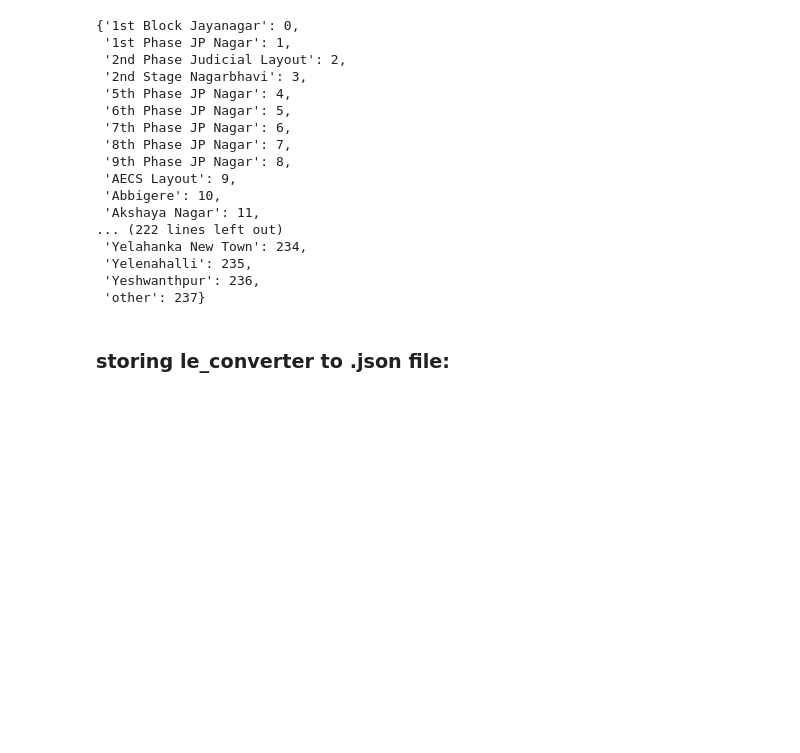
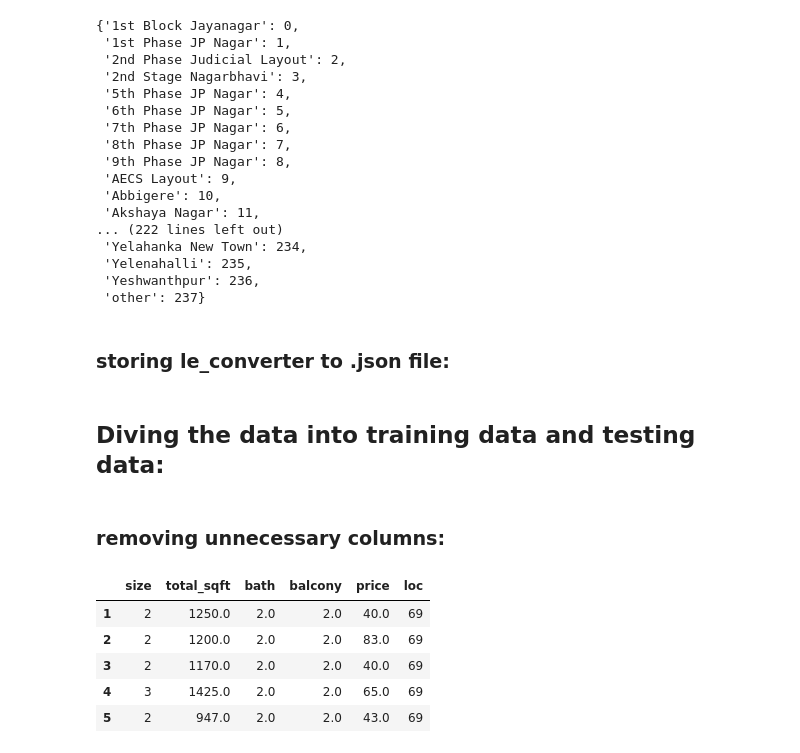
Before and after one commit to Akash-1gif/property_price_prediction, a Jupyter notebook: Data_preprocessing.ipynb, the cells around one changed output. Drawn from its saved outputs; the diff is of its cells as text; code cells hidden in the pictures; blank space fills up the shorter version.

```diff
--- a/Data_preprocessing.ipynb
+++ b/Data_preprocessing.ipynb
@@ -453,0 +458,14 @@ le_converter
+# %% [markdown]
+## Diving the data into training data and testing data:
+# %% [markdown]
+### removing unnecessary columns:
+# %%
+df3=df2.drop(['location','price_per_sqft'],axis=1)
+df3.head()
+# %% [output]
+|  | size | total_sqft | bath | balcony | price | loc |
+| 1 | 2 | 1250.0 | 2.0 | 2.0 | 40.0 | 69 |
+| 2 | 2 | 1200.0 | 2.0 | 2.0 | 83.0 | 69 |
+| 3 | 2 | 1170.0 | 2.0 | 2.0 | 40.0 | 69 |
+| 4 | 3 | 1425.0 | 2.0 | 2.0 | 65.0 | 69 |
+| 5 | 2 | 947.0 | 2.0 | 2.0 | 43.0 | 69 |
```
Also changed, not shown: parts of 26 cells of this notebook, 7 other files.
